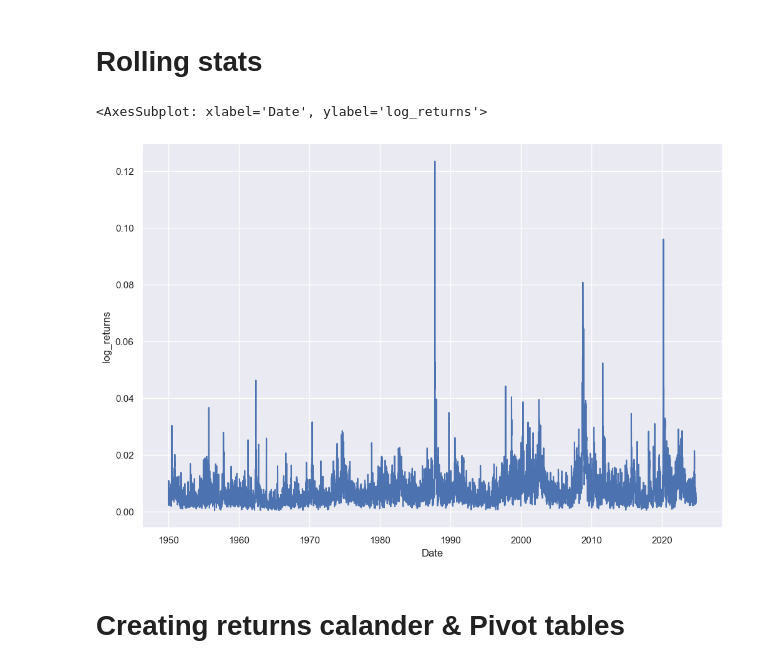
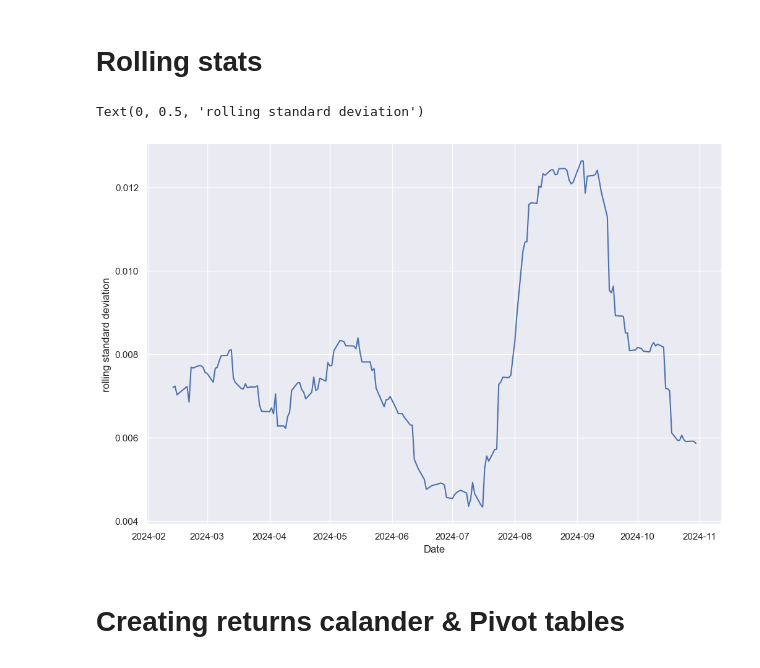
Before and after one commit to Fintech-Society/Fintech-Society-Meeting-2024-10-30, a Jupyter notebook: timeseries.ipynb, the cells around one changed output. Drawn from its saved outputs; the diff is of its cells as text; code cells hidden in the pictures.

```diff
--- a/timeseries.ipynb
+++ b/timeseries.ipynb
@@ -118,12 +125,14 @@ np.exp(np.round(Q_data["log_returns"].sum(),2)) - 1
 # %% [markdown]
 # Rolling stats
 # %%
-window = 5
+window = 30
 
-sns.lineplot(data["log_returns"]["2024-01-01":].rolling(window).std())
+ax = sns.lineplot(data["log_returns"]["2024-01-01":].rolling(window).std())
+
+ax.set_ylabel("rolling standard deviation")
 # %% [output]
-<AxesSubplot: xlabel='Date', ylabel='log_returns'>
+Text(0, 0.5, 'rolling standard deviation')
-[figure, old version]
+[figure, new version]
 # %% [markdown]
 # Creating returns calander & Pivot tables
 # %% [markdown]
```
Also changed, not shown: parts of 11 cells of this notebook, 3 other files.
